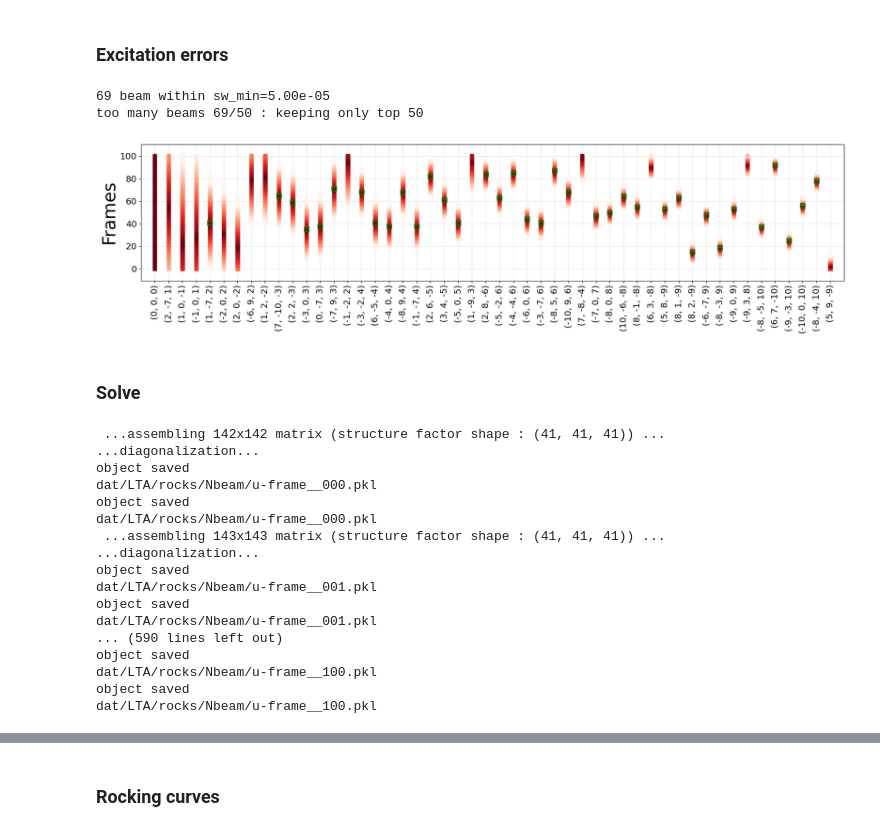
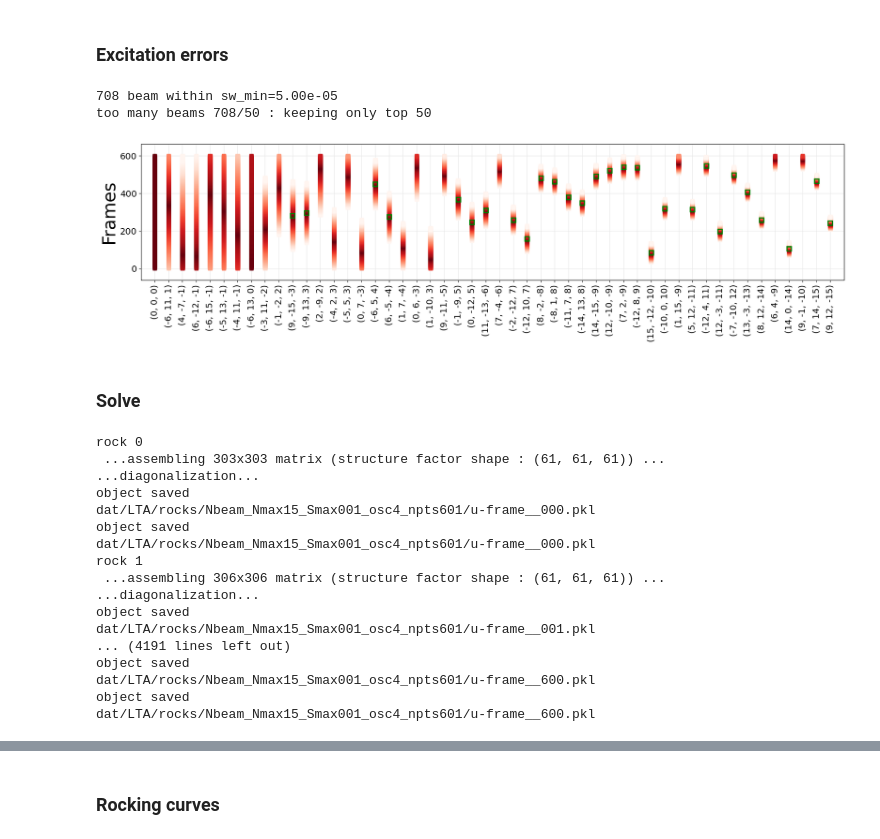
Before and after one commit to ccp4/ED_studies, a Jupyter notebook: bloch_kinematic/N-beam.ipynb, the cells around one changed output, grey strips where cells are left out. Drawn from its saved outputs; the diff is of its cells as text; code cells hidden in the pictures.

```diff
--- a/bloch_kinematic/N-beam.ipynb
+++ b/bloch_kinematic/N-beam.ipynb
@@ -73,32 +77,32 @@ rock = bl.Bloch_cont(path=rock_path('Nbeam'),uvw=uvw,tag='',Sargs=Sargs,
 # %% [markdown]
 ### Excitation errors
 # %%
-rock=ut.load_pkl(rock_file('Nbeam'))
-fig,ax=rock.show_excitation_map(vm=0.0045,sw_min=5e-5,nb_max=50,figs=figs);
+rock=ut.load_pkl(rock_file('Nbeam_Nmax15_Smax001_osc4_npts601'))
+fig,ax=rock.show_excitation_map(vm=0.0095,sw_min=5e-5,nb_max=50,figs=figs);
 # %% [output]
-69 beam within sw_min=5.00e-05
-too many beams 69/50 : keeping only top 50
+708 beam within sw_min=5.00e-05
+too many beams 708/50 : keeping only top 50
-[figure, old version]
+[figure, new version]
 # %% [markdown]
 ### Solve
 # %%
 rock.do('solve',Smax=0.01,thicks=np.arange(10,5001,10))
 # %% [output]
- ...assembling 142x142 matrix (structure factor shape : (41, 41, 41)) ...
+rock 0
+ ...assembling 303x303 matrix (structure factor shape : (61, 61, 61)) ...
 ...diagonalization...
 object saved
-dat/LTA/rocks/Nbeam/u-frame__000.pkl
+dat/LTA/rocks/Nbeam_Nmax15_Smax001_osc4_npts601/u-frame__000.pkl
 object saved
-dat/LTA/rocks/Nbeam/u-frame__000.pkl
- ...assembling 143x143 matrix (structure factor shape : (41, 41, 41)) ...
+dat/LTA/rocks/Nbeam_Nmax15_Smax001_osc4_npts601/u-frame__000.pkl
+rock 1
+ ...assembling 306x306 matrix (structure factor shape : (61, 61, 61)) ...
 ...diagonalization...
 object saved
-dat/LTA/rocks/Nbeam/u-frame__001.pkl
+dat/LTA/rocks/Nbeam_Nmax15_Smax001_osc4_npts601/u-frame__001.pkl
+... (4191 lines left out)
 object saved
-dat/LTA/rocks/Nbeam/u-frame__001.pkl
-... (590 lines left out)
+dat/LTA/rocks/Nbeam_Nmax15_Smax001_osc4_npts601/u-frame__600.pkl
 object saved
-dat/LTA/rocks/Nbeam/u-frame__100.pkl
-object saved
-dat/LTA/rocks/Nbeam/u-frame__100.pkl
+dat/LTA/rocks/Nbeam_Nmax15_Smax001_osc4_npts601/u-frame__600.pkl
 # %%
```
Also changed, not shown: parts of 30 cells of this notebook, 9 other files.
